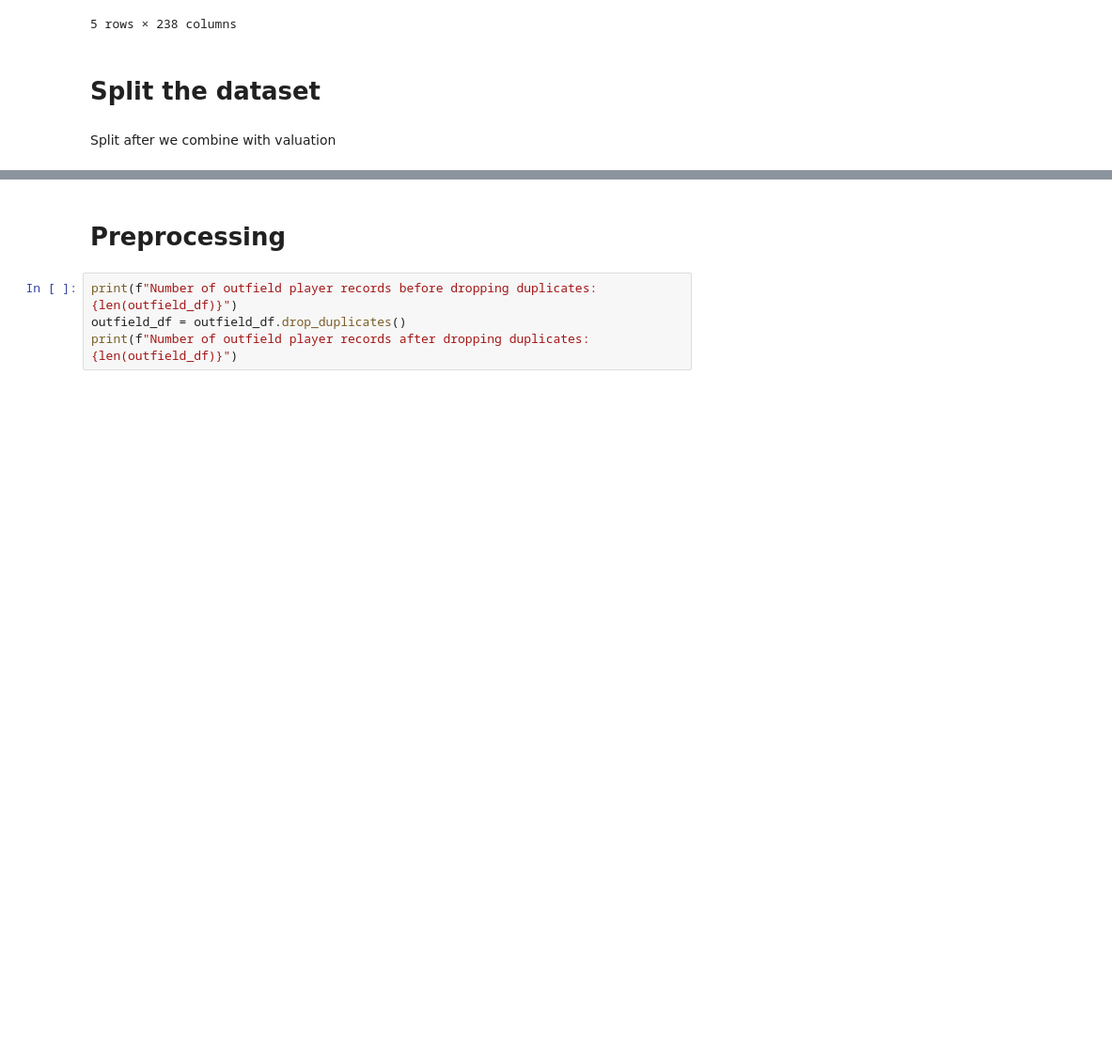
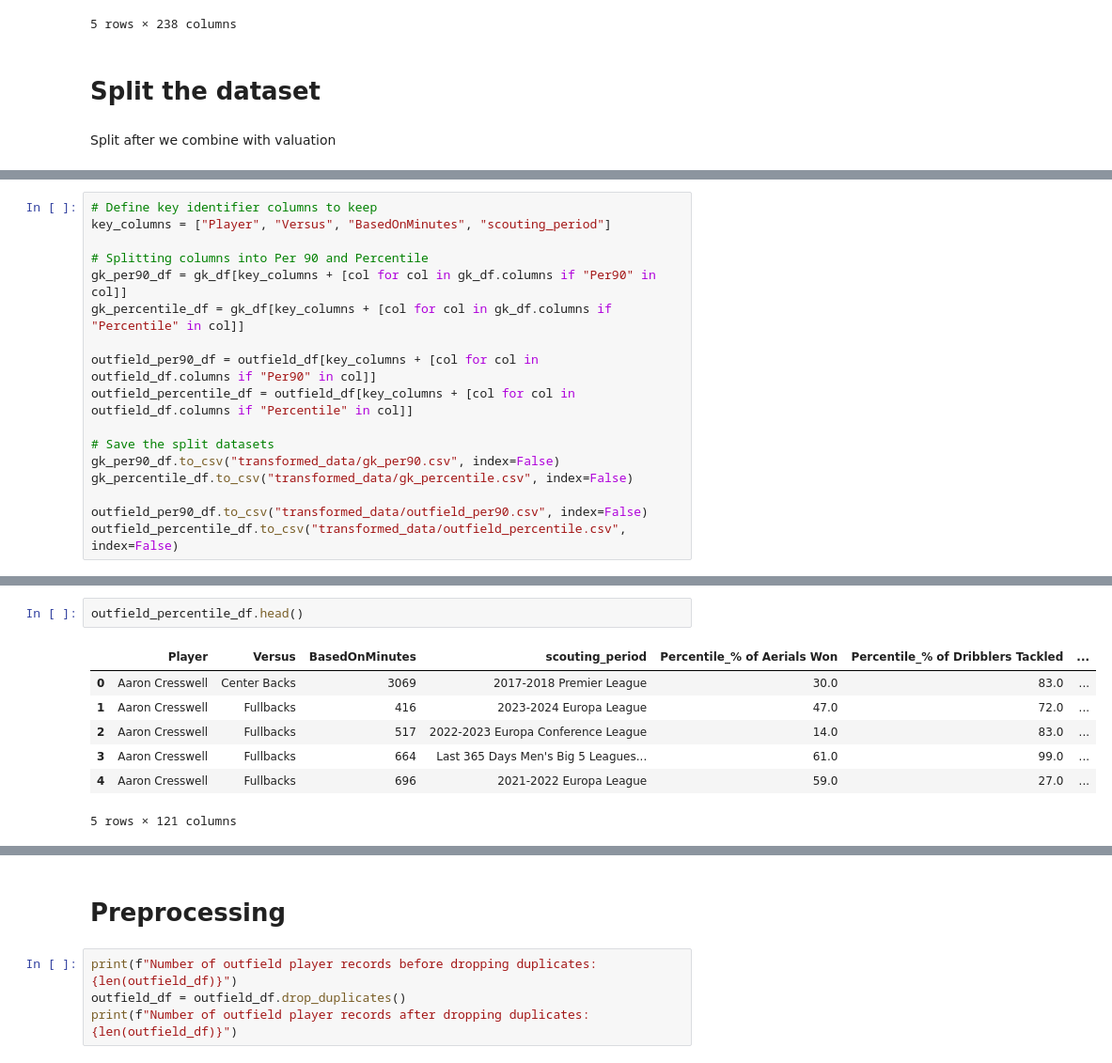
Before and after one commit to ruicongg/deadline-day, a Jupyter notebook: football_valuation_prediction.ipynb, the cells around one changed output, grey strips where cells are left out. Shown at 94% size. Cells and saved outputs as stored; diff of their text form; blank space fills up the shorter version.

Commit message:
added split dataset

```diff
--- a/football_valuation_prediction.ipynb
+++ b/football_valuation_prediction.ipynb
@@ -122,0 +132,17 @@ Split after we combine with valuation
+# %%
+# Define key identifier columns to keep
+key_columns = ["Player", "Versus", "BasedOnMinutes", "scouting_period"]
+
+# Splitting columns into Per 90 and Percentile
+gk_per90_df = gk_df[key_columns + [col for col in gk_df.columns if "Per90" in col]]
+gk_percentile_df = gk_df[key_columns + [col for col in gk_df.columns if "Percentile" in col]]
+
+outfield_per90_df = outfield_df[key_columns + [col for col in outfield_df.columns if "Per90" in col]]
+outfield_percentile_df = outfield_df[key_columns + [col for col in outfield_df.columns if "Percentile" in col]]
+
+# Save the split datasets
+gk_per90_df.to_csv("transformed_data/gk_per90.csv", index=False)
+gk_percentile_df.to_csv("transformed_data/gk_percentile.csv", index=False)
+
+outfield_per90_df.to_csv("transformed_data/outfield_per90.csv", index=False)
+outfield_percentile_df.to_csv("transformed_data/outfield_percentile.csv", index=False)
@@ -122,0 +180,10 @@ Split after we combine with valuation
+# %%
+outfield_percentile_df.head()
+# %% [output]
+|  | Player | Versus | BasedOnMinutes | scouting_period | Percentile_% of Aerials Won | Percentile_% of Dribblers Tackled | ... |
+| 0 | Aaron Cresswell | Center Backs | 3069 | 2017-2018 Premier League | 30.0 | 83.0 | ... |
+| 1 | Aaron Cresswell | Fullbacks | 416 | 2023-2024 Europa League | 47.0 | 72.0 | ... |
+| 2 | Aaron Cresswell | Fullbacks | 517 | 2022-2023 Europa Conference League | 14.0 | 83.0 | ... |
+| 3 | Aaron Cresswell | Fullbacks | 664 | Last 365 Days Men's Big 5 Leagues... | 61.0 | 99.0 | ... |
+| 4 | Aaron Cresswell | Fullbacks | 696 | 2021-2022 Europa League | 59.0 | 27.0 | ... |
+5 rows × 121 columns
```
Also changed, not shown: parts of 6 cells of this notebook.
